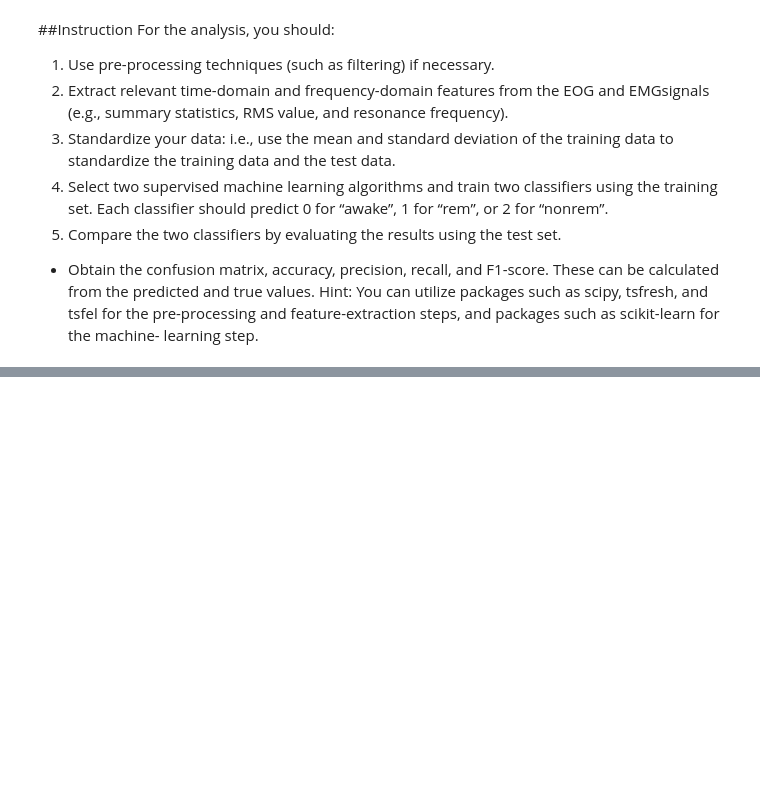
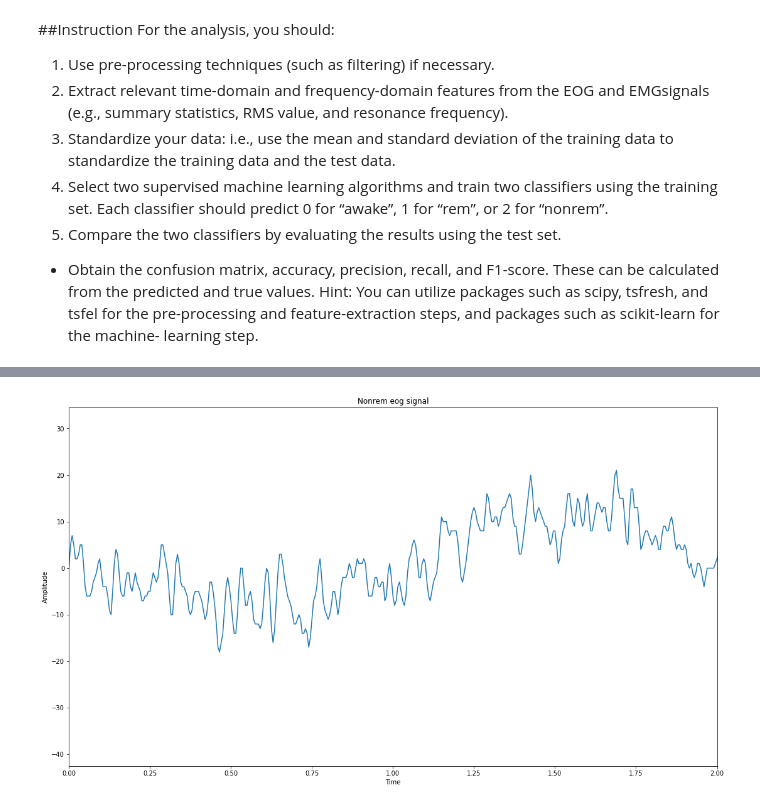
Before and after one commit to aerehn/DTEK0086, a Jupyter notebook: App5_Sleep_stage_classification_using_electromyography_and_electro_oculography_.ipynb, the cells around one changed output, grey strips where cells are left out. Cells and saved outputs as stored; diff of their text form; code cells hidden in the pictures; blank space fills up the shorter version.

```diff
--- a/App5_Sleep_stage_classification_using_electromyography_and_electro_oculography_.ipynb
+++ b/App5_Sleep_stage_classification_using_electromyography_and_electro_oculography_.ipynb
@@ -184,0 +289,14 @@ import pandas
+# %%
+fs=len(nonrem_data['eog'])/sample_length_in_seconds
+dt=1/fs
+t = np.arange(0,60,dt)
+fig, axs = plt.subplots()
+fig.set_size_inches(18.5, 10.5)
+axs.set_title("Nonrem eog signal")
+axs.plot(t, nonrem_data['eog'], color='C0')
+axs.set_xlabel("Time")
+axs.set_ylabel("Amplitude")
+plt.xlim([0.00, 2]);
+#plt.ylim([-2,2])
+# %% [output]
+[figure, added]
```
Also changed, not shown: parts of 11 cells of this notebook.
